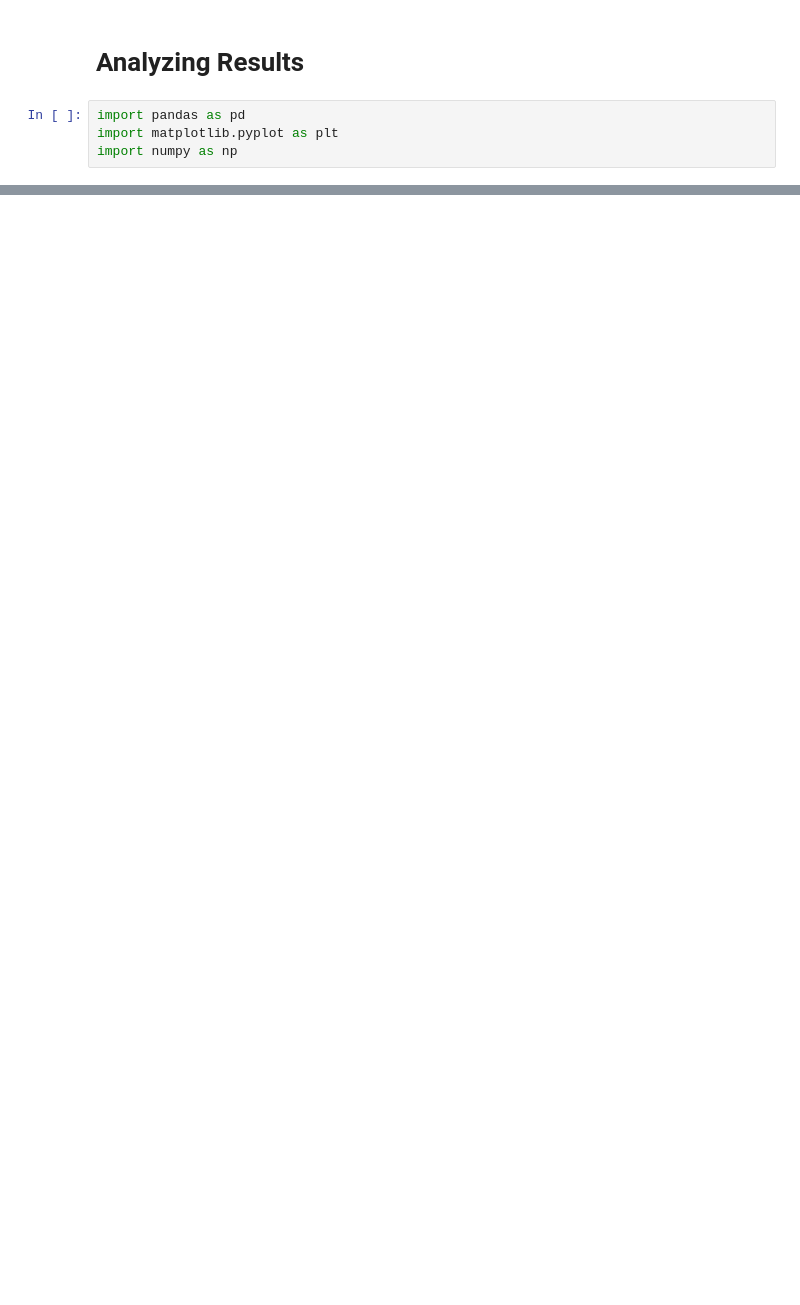
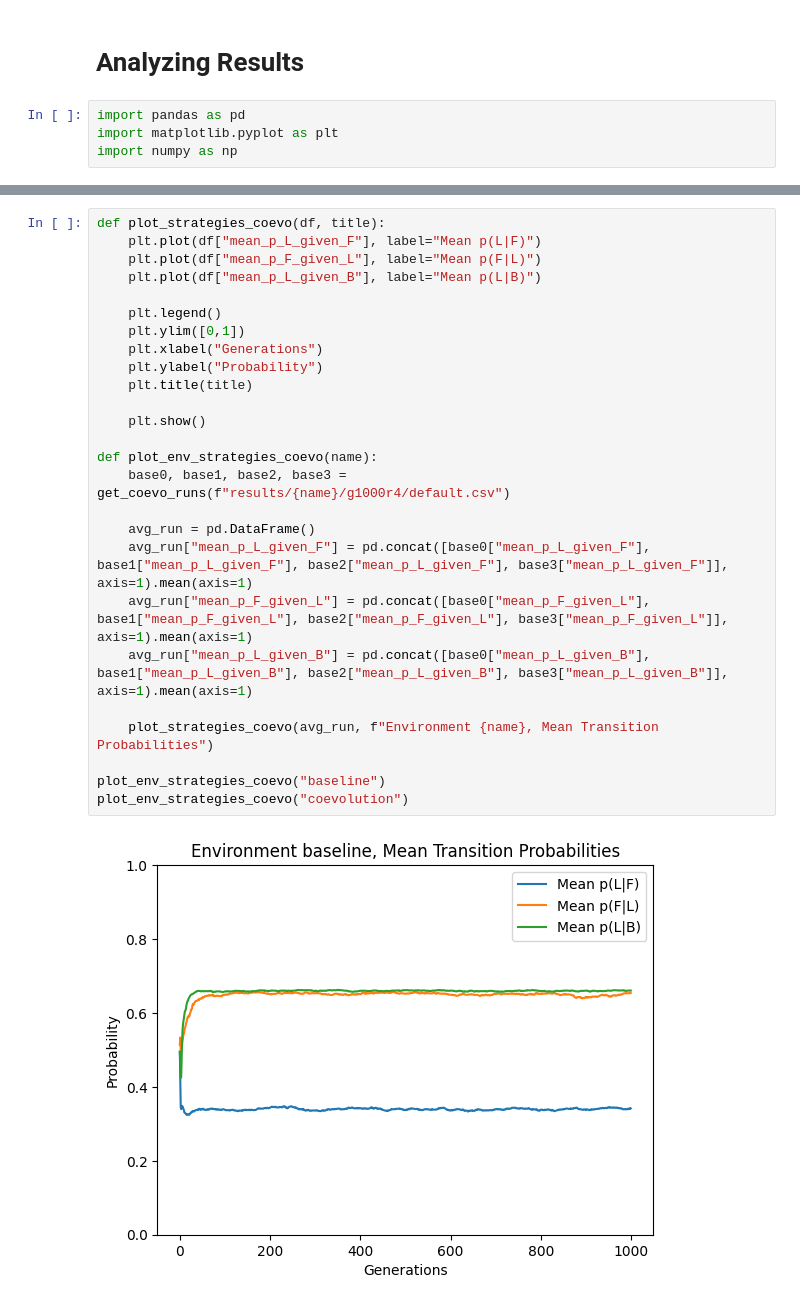
Before and after one commit to Maxuuuuuu/naco-project, a Jupyter notebook: analysis.ipynb, the cells around one changed output, grey strips where cells are left out. Cells and saved outputs as stored; diff of their text form; blank space fills up the shorter version.

```diff
--- a/analysis.ipynb
+++ b/analysis.ipynb
@@ -102,0 +164,28 @@ plot_env_cm(["1A", "1B", "2A", "2B"])
+# %%
+def plot_strategies_coevo(df, title):
+    plt.plot(df["mean_p_L_given_F"], label="Mean p(L|F)")
+    plt.plot(df["mean_p_F_given_L"], label="Mean p(F|L)")
+    plt.plot(df["mean_p_L_given_B"], label="Mean p(L|B)")
+
+    plt.legend()
+    plt.ylim([0,1])
+    plt.xlabel("Generations")
+    plt.ylabel("Probability")
+    plt.title(title)
+
+    plt.show()
+
+def plot_env_strategies_coevo(name):
+    base0, base1, base2, base3 = get_coevo_runs(f"results/{name}/g1000r4/default.csv")
+
+    avg_run = pd.DataFrame()
+    avg_run["mean_p_L_given_F"] = pd.concat([base0["mean_p_L_given_F"], base1["mean_p_L_given_F"], base2["mean_p_L_given_F"], base3["mean_p_L_given_F"]], axis=1).mean(axis=1)
+    avg_run["mean_p_F_given_L"] = pd.concat([base0["mean_p_F_given_L"], base1["mean_p_F_given_L"], base2["mean_p_F_given_L"], base3["mean_p_F_given_L"]], axis=1).mean(axis=1)
+    avg_run["mean_p_L_given_B"] = pd.concat([base0["mean_p_L_given_B"], base1["mean_p_L_given_B"], base2["mean_p_L_given_B"], base3["mean_p_L_given_B"]], axis=1).mean(axis=1)
+
+    plot_strategies_coevo(avg_run, f"Environment {name}, Mean Transition Probabilities")
+
+plot_env_strategies_coevo("baseline")
+plot_env_strategies_coevo("coevolution")
+# %% [output]
+[figure, added]
```
Also changed, not shown: parts of 10 cells of this notebook, 23 other files.
